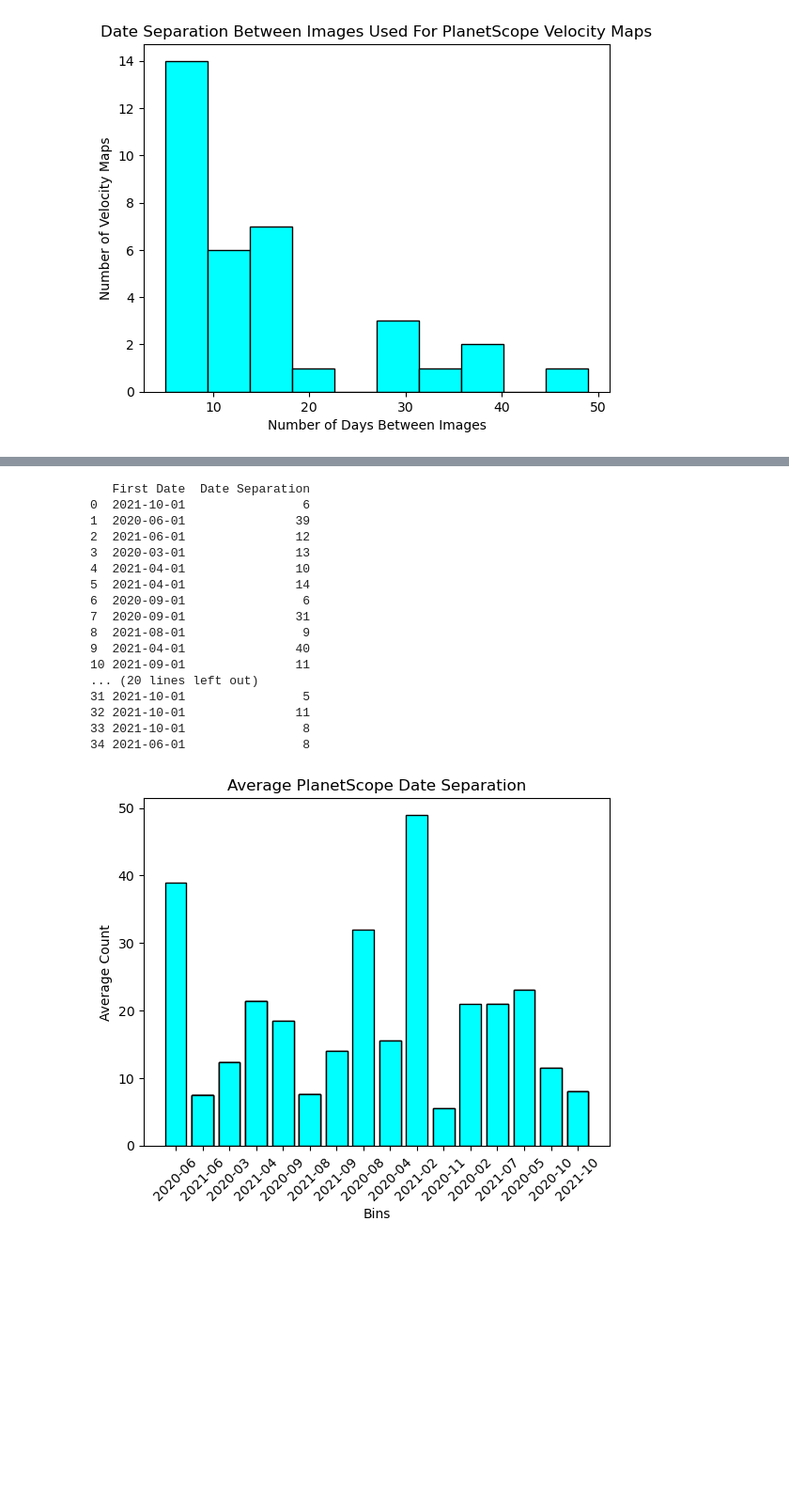
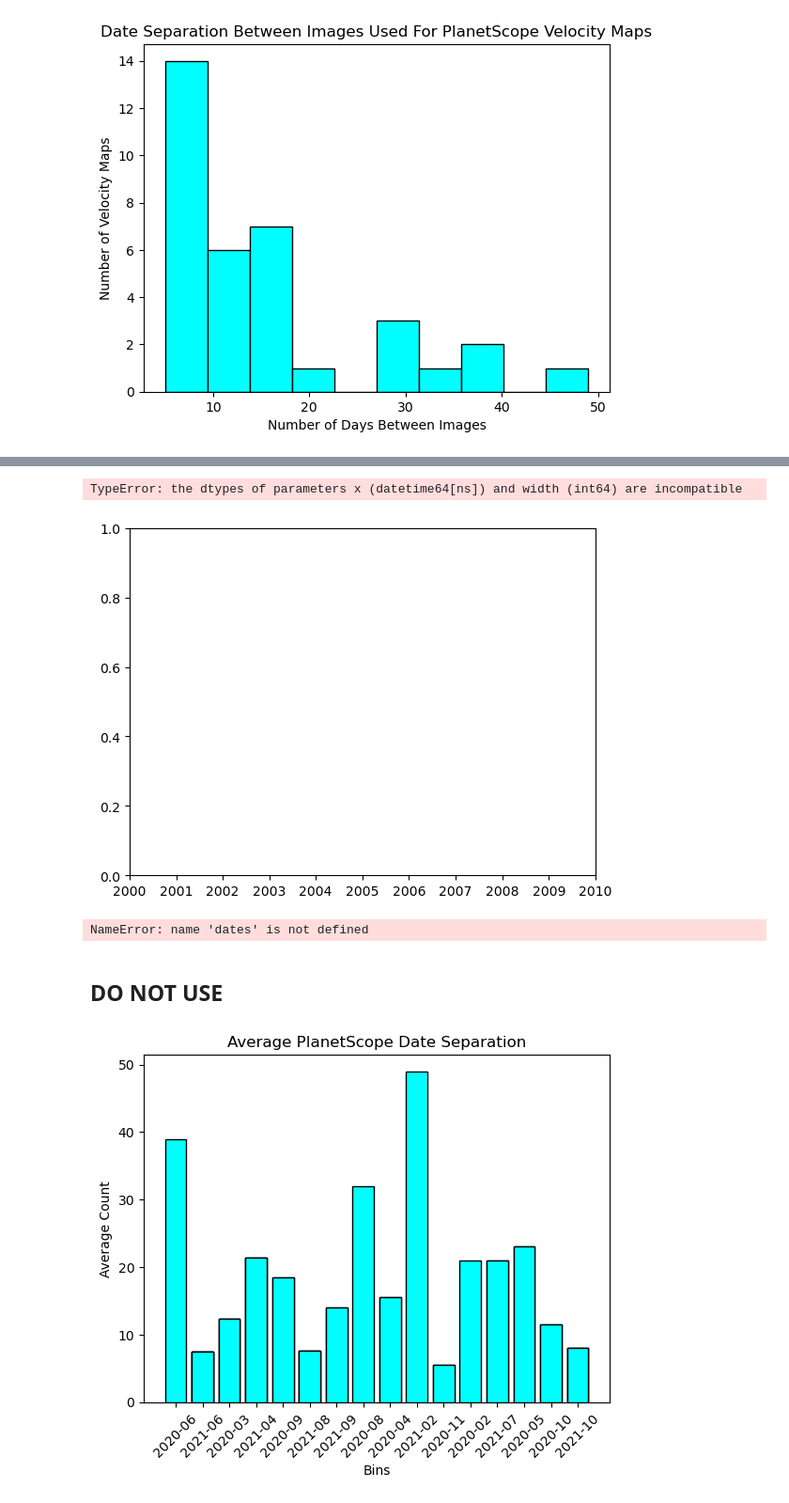
Before and after one commit to CryoGARS-Glaciology/planet_tile2img, a Jupyter notebook: Figure Generation Code.ipynb, the cells around one changed output, grey strips where cells are left out. Shown at 94% size. Cells and saved outputs as stored; diff of their text form; code cells hidden in the pictures; blank space fills up the shorter version.

```diff
--- a/Figure Generation Code.ipynb
+++ b/Figure Generation Code.ipynb
@@ -332,35 +411,50 @@ plt.savefig('/Users/maddiegendreau/Desktop/PS_Date_Separation_Histogram.png')
+# %%
+# Read the CSV file
+infile = '/Volumes/Gendreau/Desktop/date_output_PS.csv'
+dateparse = lambda x: datetime.strptime(x, '%Y-%m')
+df = pd.read_csv(infile, parse_dates=['First Date'], date_parser=dateparse, usecols = ['First Date'])
+data = df
+
+# print('dates', data)
+
+y = [1, 2, 3, 4, 5, 6, 7, 8, 9, 10, 11, 12, 13, 14, 15, 16, 17, 18, 19, 20, 21, 22, 23, 24]
+
+ax = plt.subplot(111)
+ax.bar(data, y, width=10)
+ax.xaxis_date()
+# %% [output]
+TypeError: the dtypes of parameters x (datetime64[ns]) and width (int64) are incompatible
+[figure, added]
 # %%
 # Make Velocity Maps Per Month Histogram
 
 # Read the CSV file
-#Dates = pd.read_csv('/Users/maddiegendreau/Desktop/date_output_PS.csv')['First Date']
-#print(Dates)
+infile = '/Volumes/Gendreau/Desktop/date_output_PS.csv'
+dateparse = lambda x: datetime.strptime(x, '%Y-%m')
+df = pd.read_csv(infile, parse_dates=['First Date'], date_parser=dateparse, usecols = ['First Date'])
+data = df
 
-infile = '/Users/maddiegendreau/Desktop/date_output_PS.csv'
+print('dates', dates)
 
-dateparse = lambda x: datetime.strptime(x, '%Y-%m')
+# Read the Month file for making the histogram
+# month_file = '/Users/maddiegendreau/Desktop/Date_List.csv'
+# dateparse = lambda x: datetime.strptime(x, '%Y-%m')
+# mf = pd.read_csv(month_file, parse_dates=['month'], date_parser=dateparse, usecols = ['month'])
+#print('months', month)
 
-df = pd.read_csv(infile, parse_dates=['First Date'], date_parser=dateparse)
+# Make histogram
+# plt.hist(data, color ='cyan', edgecolor='black', bins = 24)
+# plt.xticks(rotation = 45)
+# ax.set_xticks(data)
 
-print(df)
+fig, ax = plt.subplots()
+counts, bins, patches = ax.hist(data, facecolor='yellow', edgecolor='gray', bins = 23)
+plt.xticks(rotation = 45)
+ax.set_xticks(bins)
 # %% [output]
-   First Date  Date Separation
-0  2021-10-01                6
-1  2020-06-01               39
-2  2021-06-01               12
-3  2020-03-01               13
-4  2021-04-01               10
-5  2021-04-01               14
-6  2020-09-01                6
-7  2020-09-01               31
-8  2021-08-01                9
-9  2021-04-01               40
-10 2021-09-01               11
-... (20 lines left out)
-31 2021-10-01                5
-32 2021-10-01               11
-33 2021-10-01                8
-34 2021-06-01                8
+NameError: name 'dates' is not defined
+# %% [markdown]
+## DO NOT USE
 # %%
 # Read the CSV file into a DataFrame
 data = pd.read_csv('/Users/maddiegendreau/Desktop/date_output_PS.csv')
```
Also changed, not shown: parts of 12 cells of this notebook.
